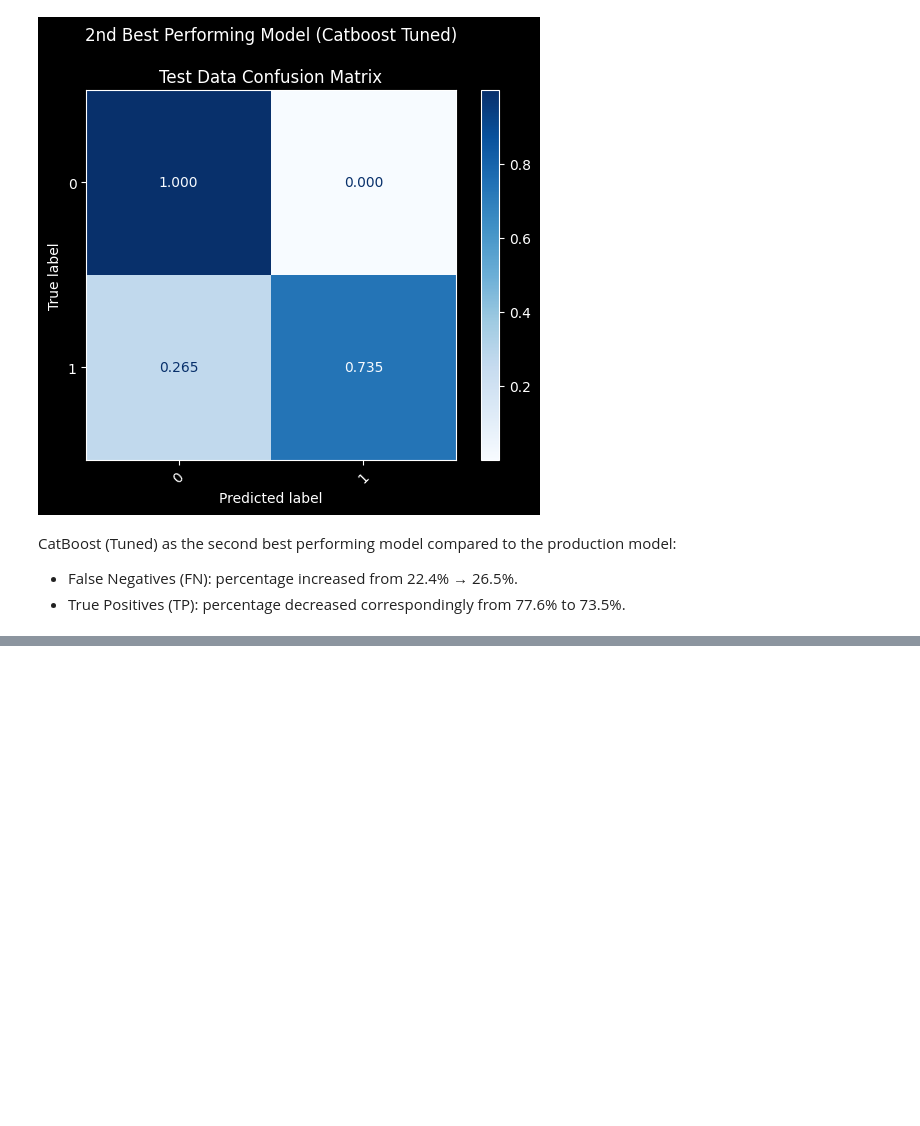
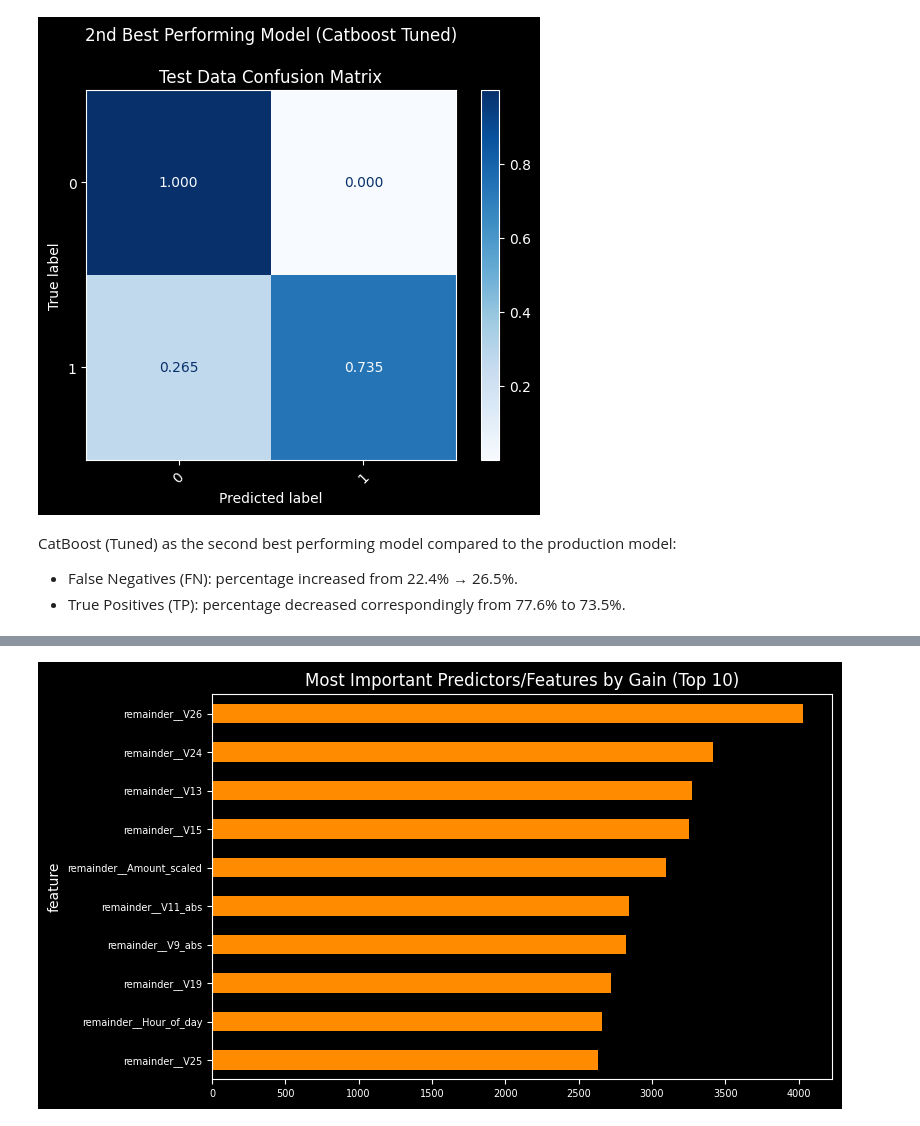
Before and after one commit to MohanadAlemam/fraud-detection-credit-card, a Jupyter notebook: notebooks/05_results_analysis.ipynb, the cells around one changed output, grey strips where cells are left out. Cells and saved outputs as stored; diff of their text form; code cells hidden in the pictures; blank space fills up the shorter version.

```diff
--- a/notebooks/05_results_analysis.ipynb
+++ b/notebooks/05_results_analysis.ipynb
@@ -247,0 +253,6 @@ CatBoost (Tuned) as the second best performing model compared to the production
+# %%
+from src.model import feature_importance
+
+most_important_features = feature_importance(production_model, X_train, y_train)
+# %% [output]
+[figure, added]
```
Also changed, not shown: parts of 4 cells of this notebook.
